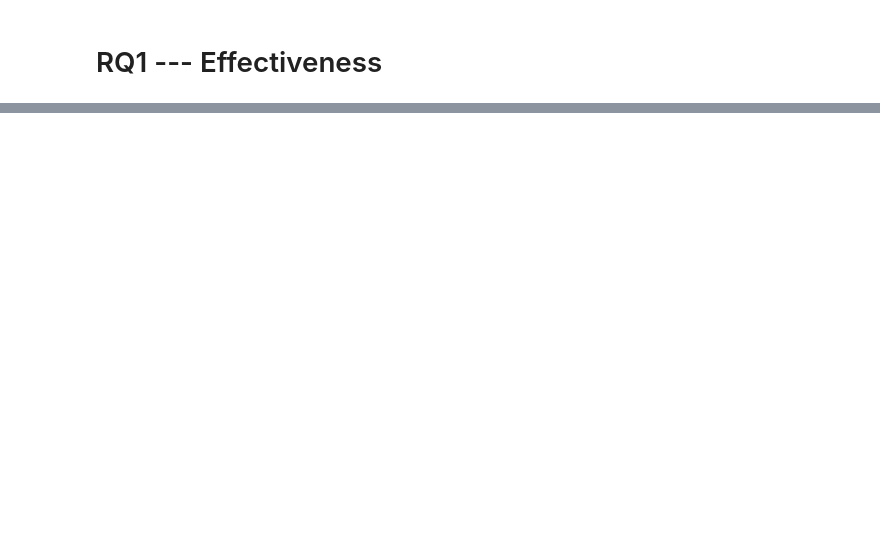
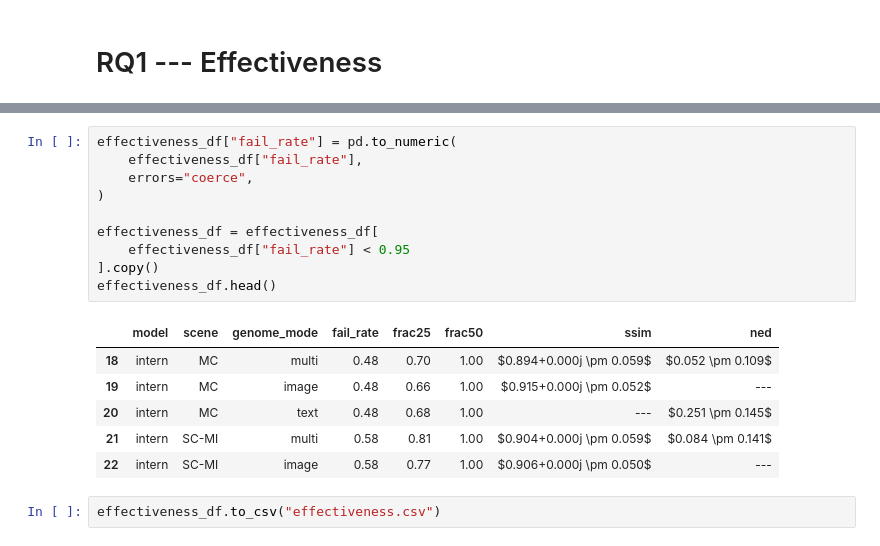
Before and after one commit to oliverweissl/SMOO, a Jupyter notebook: experiments/RQ1_Effectiveness.ipynb, the cells around one changed output, grey strips where cells are left out. Cells and saved outputs as stored; diff of their text form; blank space fills up the shorter version.

```diff
--- a/experiments/RQ1_Effectiveness.ipynb
+++ b/experiments/RQ1_Effectiveness.ipynb
@@ -224 +210,20 @@ qwen & text-single-solo & 0.05 & 0.92 & 0.97 & $1.000+0.000j \pm 0.000$ & $0.352
+# %%
+effectiveness_df["fail_rate"] = pd.to_numeric(
+    effectiveness_df["fail_rate"],
+    errors="coerce",
+)
+
+effectiveness_df = effectiveness_df[
+    effectiveness_df["fail_rate"] < 0.95
+].copy()
+effectiveness_df.head()
+# %% [output]
+|  | model | scene | genome_mode | fail_rate | frac25 | frac50 | ssim | ned |
+| 18 | intern | MC | multi | 0.48 | 0.70 | 1.00 | $0.894+0.000j \pm 0.059$ | $0.052 \pm 0.109$ |
+| 19 | intern | MC | image | 0.48 | 0.66 | 1.00 | $0.915+0.000j \pm 0.052$ | --- |
+| 20 | intern | MC | text | 0.48 | 0.68 | 1.00 | --- | $0.251 \pm 0.145$ |
+| 21 | intern | SC-MI | multi | 0.58 | 0.81 | 1.00 | $0.904+0.000j \pm 0.059$ | $0.084 \pm 0.141$ |
+| 22 | intern | SC-MI | image | 0.58 | 0.77 | 1.00 | $0.906+0.000j \pm 0.050$ | --- |
+# %%
+effectiveness_df.to_csv("effectiveness.csv")
 # %%
```
Also changed, not shown: parts of 5 cells of this notebook, 14 other files.
